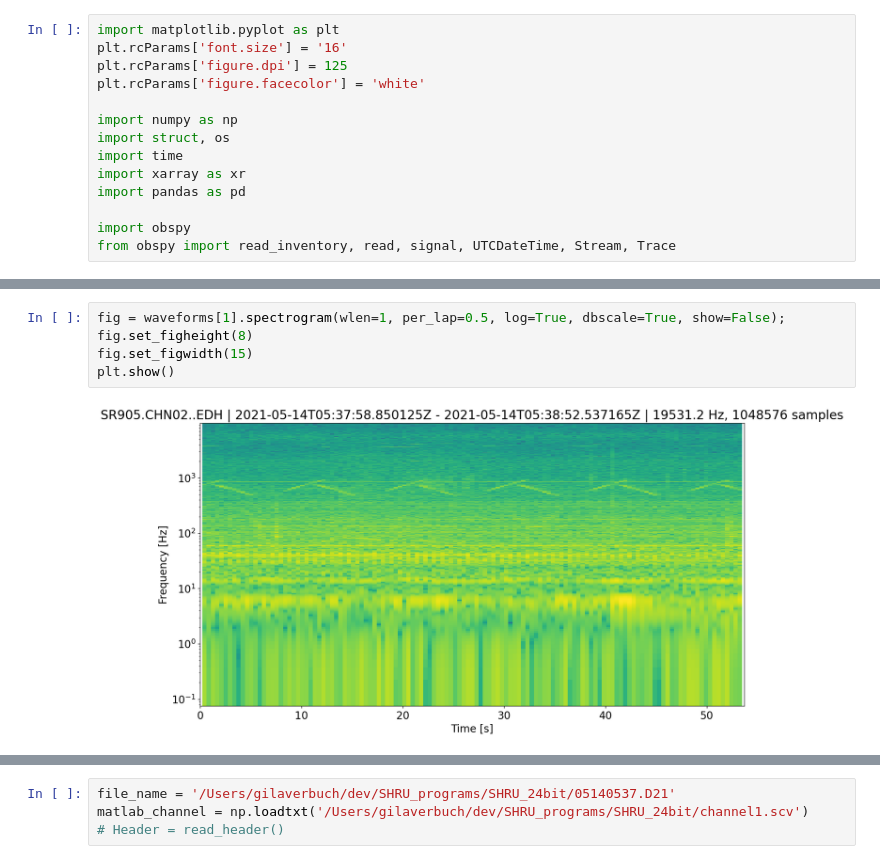
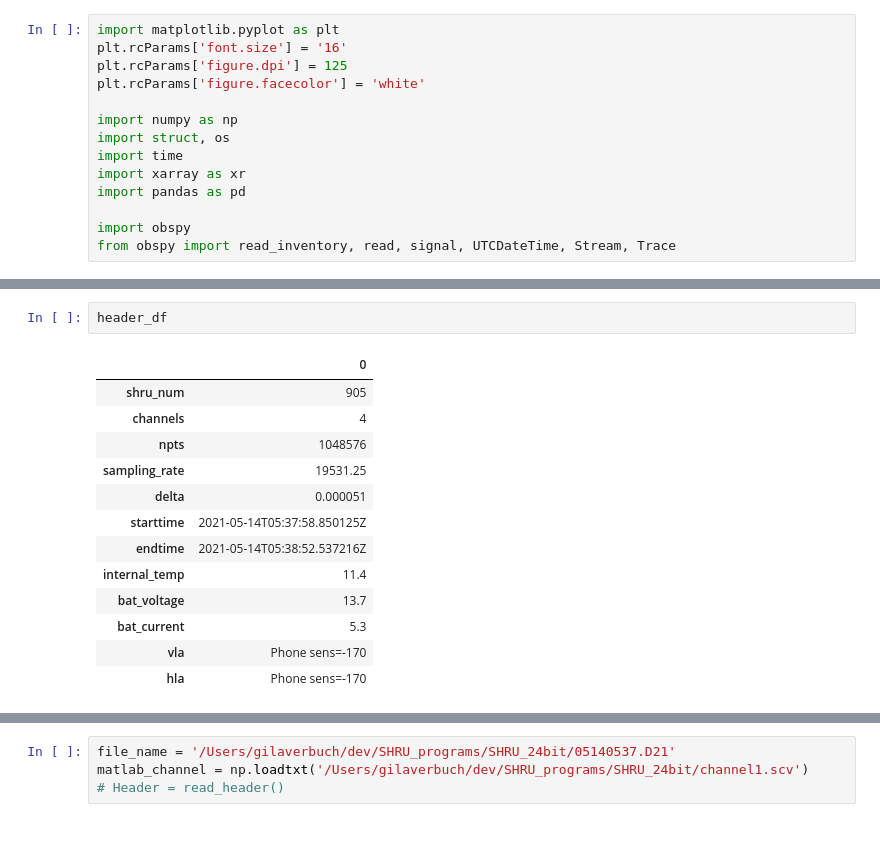
Before and after one commit to Gilaverbuch/pyOAD, a Jupyter notebook: ReadData.ipynb, the cells around one changed output, grey strips where cells are left out. Saved outputs shown, nothing was run; the diff lists cells and outputs as text; blank space fills up the shorter version.

```diff
--- a/ReadData.ipynb
+++ b/ReadData.ipynb
@@ -35,7 +26,16 @@ waveforms[2].stats
-# %%
-fig = waveforms[1].spectrogram(wlen=1, per_lap=0.5, log=True, dbscale=True, show=False);
-fig.set_figheight(8)
-fig.set_figwidth(15)
-plt.show()
-# %% [output]
-[figure, removed]
+# %%
+header_df
+# %% [output]
+|  | 0 |
+| shru_num | 905 |
+| channels | 4 |
+| npts | 1048576 |
+| sampling_rate | 19531.25 |
+| delta | 0.000051 |
+| starttime | 2021-05-14T05:37:58.850125Z |
+| endtime | 2021-05-14T05:38:52.537216Z |
+| internal_temp | 11.4 |
+| bat_voltage | 13.7 |
+| bat_current | 5.3 |
+| vla | Phone sens=-170 |
+| hla | Phone sens=-170 |
```
Also changed, not shown: parts of 13 cells of this notebook, 3 other files.
